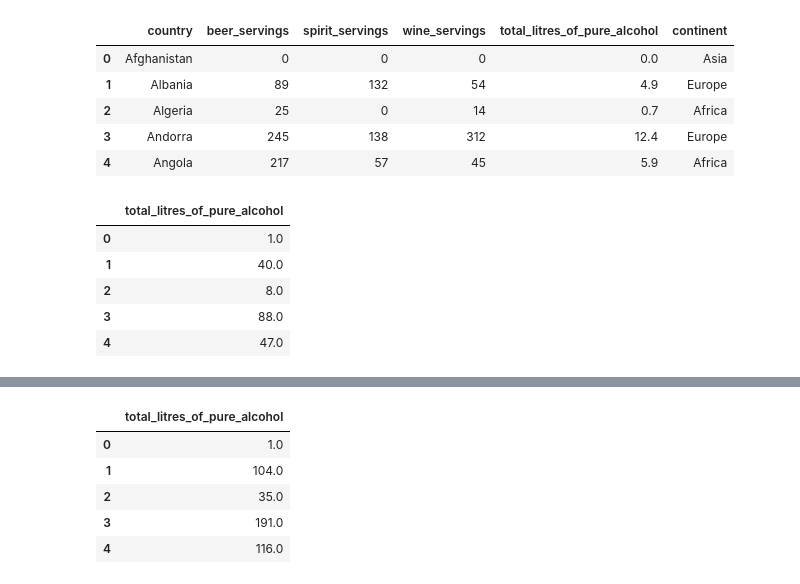
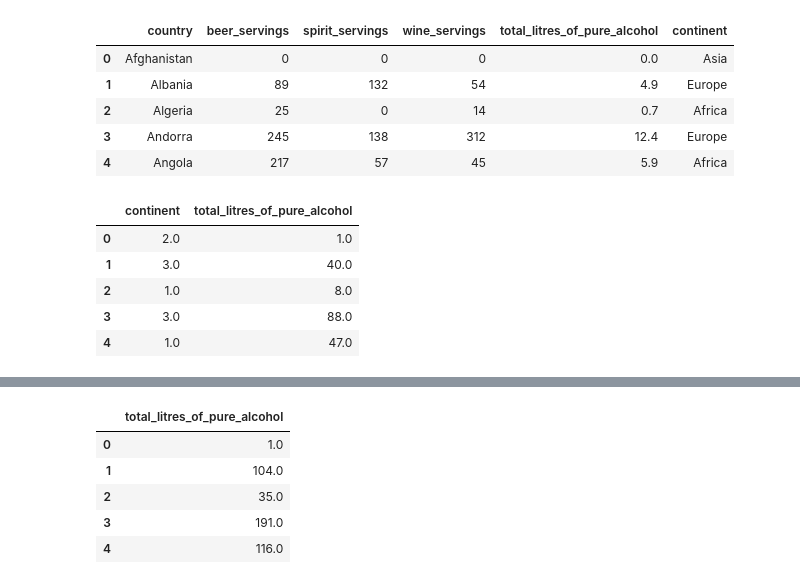
Before and after one commit to adiag321/Machine-Learning-Algorithms, a Jupyter notebook: 3 - Data Manipulation using Pandas/0_Data Analysis with Pandas CheatSheet.ipynb, the cells around one changed output, grey strips where cells are left out. Drawn from its saved outputs; the diff is of its cells as text; code cells hidden in the pictures.

```diff
--- a/3 - Data Manipulation using Pandas/0_Data Analysis with Pandas CheatSheet.ipynb
+++ b/3 - Data Manipulation using Pandas/0_Data Analysis with Pandas CheatSheet.ipynb
@@ -1849,11 +1847,11 @@ drinks.head()
 | 3 | Andorra | 245 | 138 | 312 | 12.4 | Europe |
 | 4 | Angola | 217 | 57 | 45 | 5.9 | Africa |
 # %%
-drinks[['total_litres_of_pure_alcohol']].rank(method = 'dense').head()
+drinks[['continent','total_litres_of_pure_alcohol']].rank(method = 'dense').head()
 # %% [output]
-|  | total_litres_of_pure_alcohol |
-| 0 | 1.0 |
-| 1 | 40.0 |
-| 2 | 8.0 |
-| 3 | 88.0 |
-| 4 | 47.0 |
+|  | continent | total_litres_of_pure_alcohol |
+| 0 | 2.0 | 1.0 |
+| 1 | 3.0 | 40.0 |
+| 2 | 1.0 | 8.0 |
+| 3 | 3.0 | 88.0 |
+| 4 | 1.0 | 47.0 |
```
Also changed, not shown: parts of 17 cells of this notebook.
